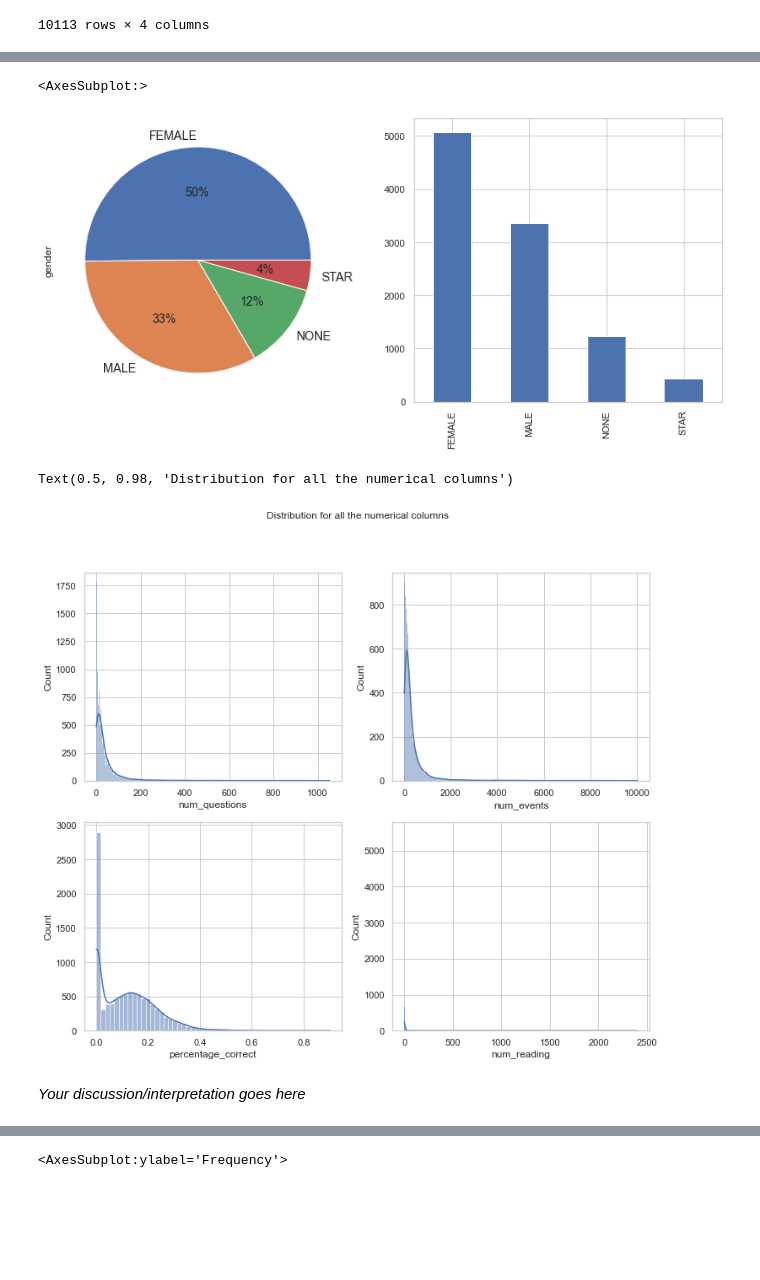
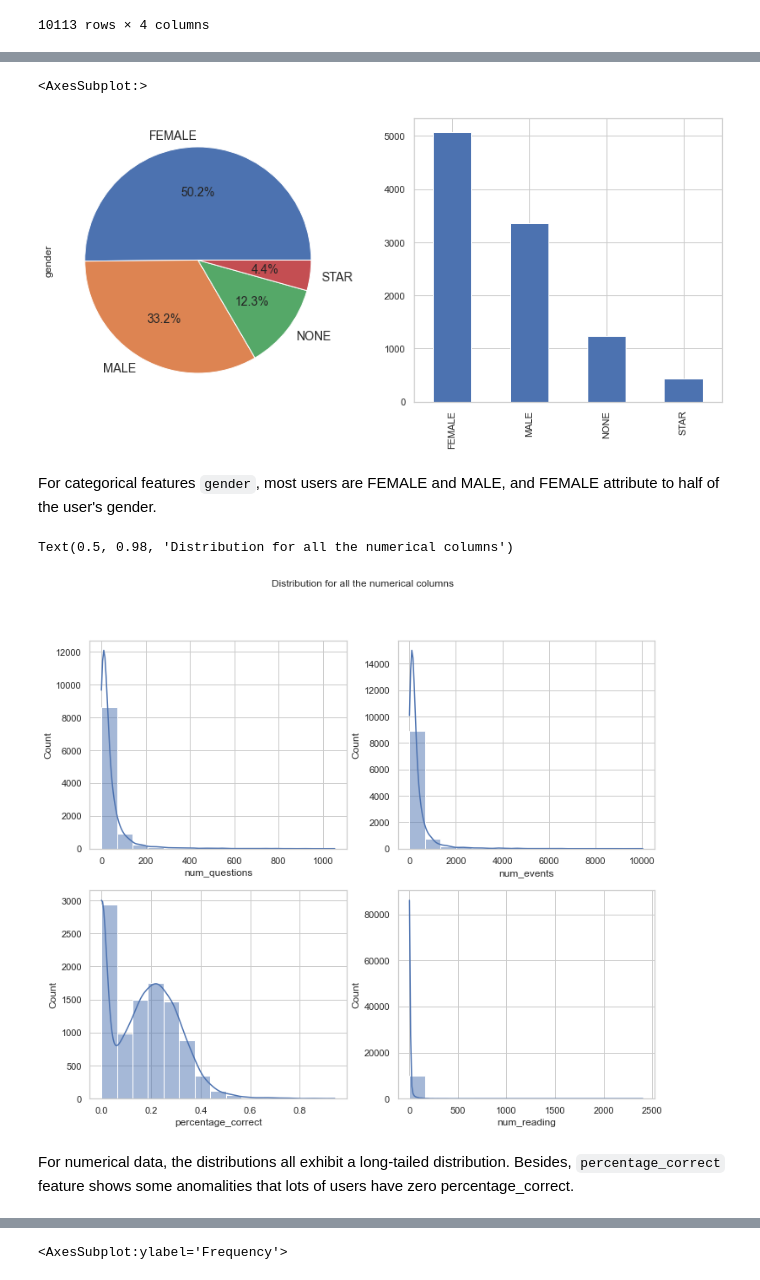
Before and after one commit to ssui-liu/mlbd-2022, a Jupyter notebook: project/m2_lernnavi_sciper.ipynb, the cells around one changed output, grey strips where cells are left out. Drawn from its saved outputs; the diff is of its cells as text; code cells hidden in the pictures; blank space fills up the shorter version.

```diff
--- a/project/m2_lernnavi_sciper.ipynb
+++ b/project/m2_lernnavi_sciper.ipynb
@@ -137,6 +137,7 @@ The features are defined as follows:
 events_with_eval = pd.merge(events, transactions[['transaction_token', 'evaluation']],
                             left_on='transaction_token', right_on='transaction_token', how='left')
 
+events_with_eval['evaluation'] = events_with_eval['evaluation'].map({"CORRECT": 1, "PARTIAL": 0.5, "WRONG": 0})
 events_with_eval
 # %% [output]
 |  | event_id | user_id | timestamp | category | action | event_type | transaction_token | session_id | ... |
@@ -191,7 +192,7 @@ user_stats
 | 10112 | 404623 | MALE | 0 | 37 |
 10113 rows × 4 columns
 # %%
-percentage_correct = users_events.apply(lambda x: len(x[x['evaluation'] == 'CORRECT']) / len(x[x['evaluation'] != np.nan]))
+percentage_correct = users_events.apply(lambda x: x['evaluation'].sum() / len(x[x['evaluation'] != np.nan]))
 user_stats = user_stats.merge(percentage_correct.reset_index(name='percentage_correct'), on='user_id')
 user_stats
 # %% [output]
@@ -233,20 +246,22 @@ b) Perform a univariate analysis (including descriptive statistics and visualiza
 fig, axs = plt.subplots(1,2, figsize=(14, 6))
 axs = axs.flatten()
 user_stats.fillna('NONE', inplace=True)
-user_stats['gender'].value_counts().plot(kind='pie', ax=axs[0], autopct='%1.0f%%', fontsize=14)
+user_stats['gender'].value_counts().plot(kind='pie', ax=axs[0], autopct='%1.1f%%', fontsize=14)
 user_stats['gender'].value_counts().plot(kind='bar', ax=axs[1])
 # %% [output]
 <AxesSubplot:>
-[figure, old version]
+[figure, new version]
+# %% [markdown]
+For categorical features `gender`, most users are FEMALE and MALE, and FEMALE attribute to half of the user's gender.
 # %%
 fig, axs = plt.subplots(2,2, figsize=(12, 10))
 axs = axs.flatten()
 for ax, col in zip(axs, user_stats.columns[2:]):
-    sns.histplot(user_stats[col], ax=ax, kde=True)
+    sns.histplot(user_stats[col], ax=ax, kde=True, bins=15)
 fig.suptitle('Distribution for all the numerical columns')
 # %% [output]
 Text(0.5, 0.98, 'Distribution for all the numerical columns')
-[figure, old version]
+[figure, new version]
-# %% [markdown]
-*Your discussion/interpretation goes here*
+# %% [markdown]
+For numerical data, the distributions all exhibit a long-tailed distribution. Besides, `percentage_correct` feature shows some anomalities that lots of users have zero percentage_correct.
 # %% [markdown]
```
Also changed, not shown: parts of 38 cells of this notebook.
